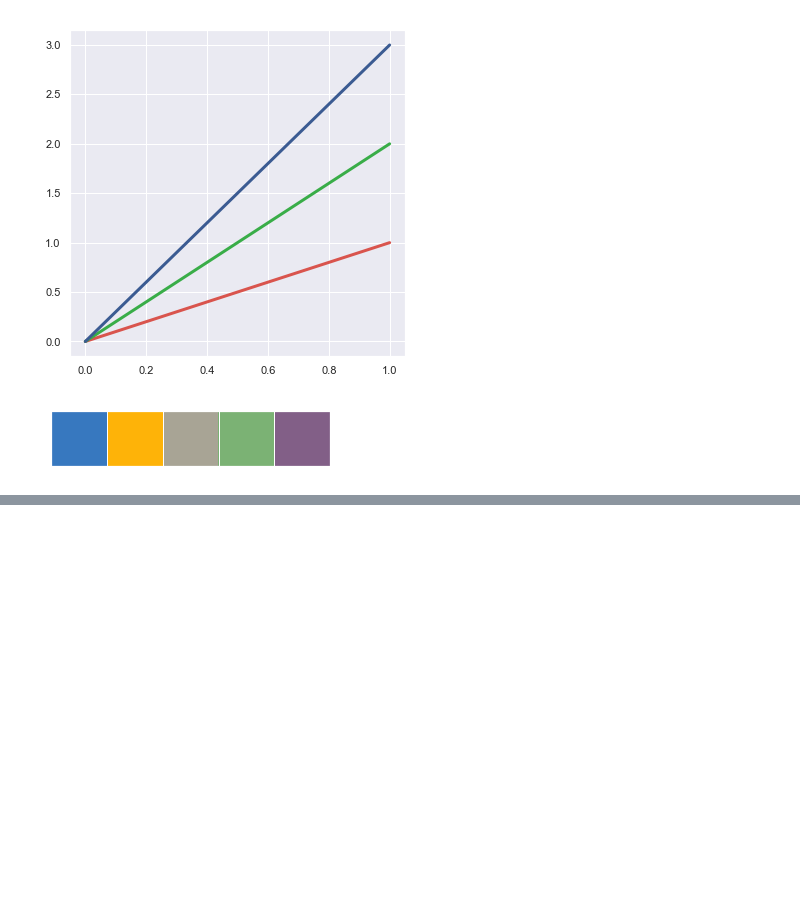
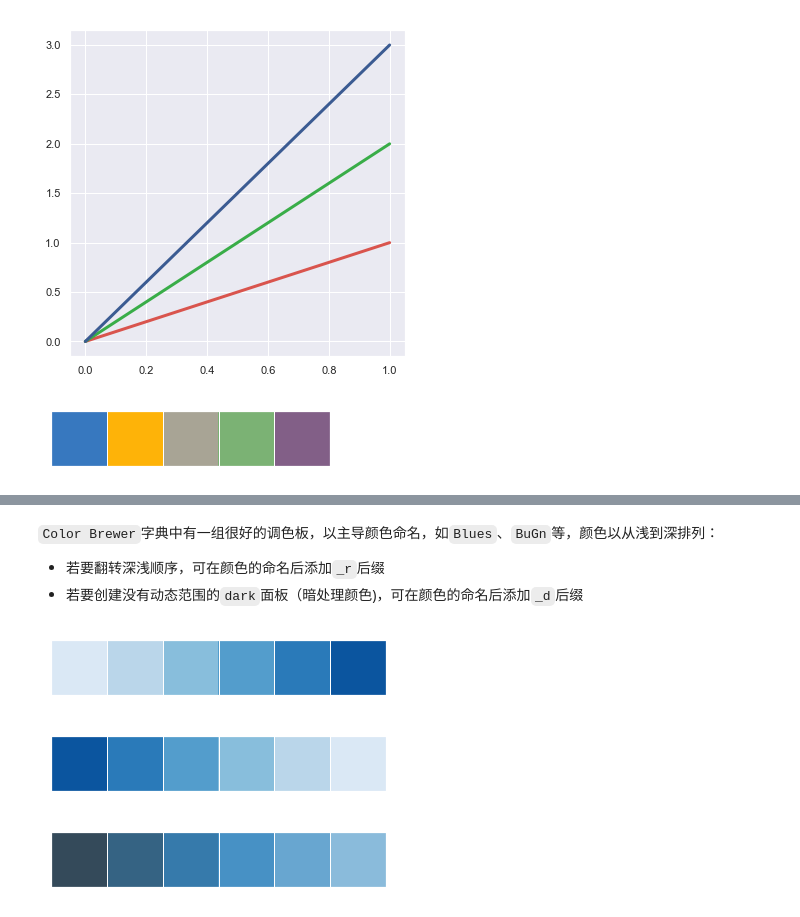
Before and after one commit to McJevons/SmallProject, a Jupyter notebook: Seaborn（二）：颜色风格设置.ipynb, the cells around one changed output, grey strips where cells are left out. Saved outputs shown, nothing was run; the diff lists cells and outputs as text; code cells hidden in the pictures; blank space fills up the shorter version.

```diff
--- a/Seaborn（二）：颜色风格设置.ipynb
+++ b/Seaborn（二）：颜色风格设置.ipynb
@@ -87,0 +90,16 @@ sns.palplot(sns.xkcd_palette(colors))
+# %% [markdown]
+`Color Brewer`字典中有一组很好的调色板，以主导颜色命名，如`Blues`、`BuGn`等，颜色以从浅到深排列：
+- 若要翻转深浅顺序，可在颜色的命名后添加`_r`后缀
+- 若要创建没有动态范围的`dark`面板（暗处理颜色)，可在颜色的命名后添加`_d`后缀
+# %%
+sns.palplot(sns.color_palette("Blues")) # 以蓝色为主导颜色的连续色板
+# %% [output]
+[figure, added]
+# %%
+sns.palplot(sns.color_palette("Blues_r")) # 翻转深浅顺序
+# %% [output]
+[figure, added]
+# %%
+sns.palplot(sns.color_palette("Blues_d")) # 使用没有动态范围的暗处理颜色
+# %% [output]
+[figure, added]
```
Also changed, not shown: parts of 29 cells of this notebook.
